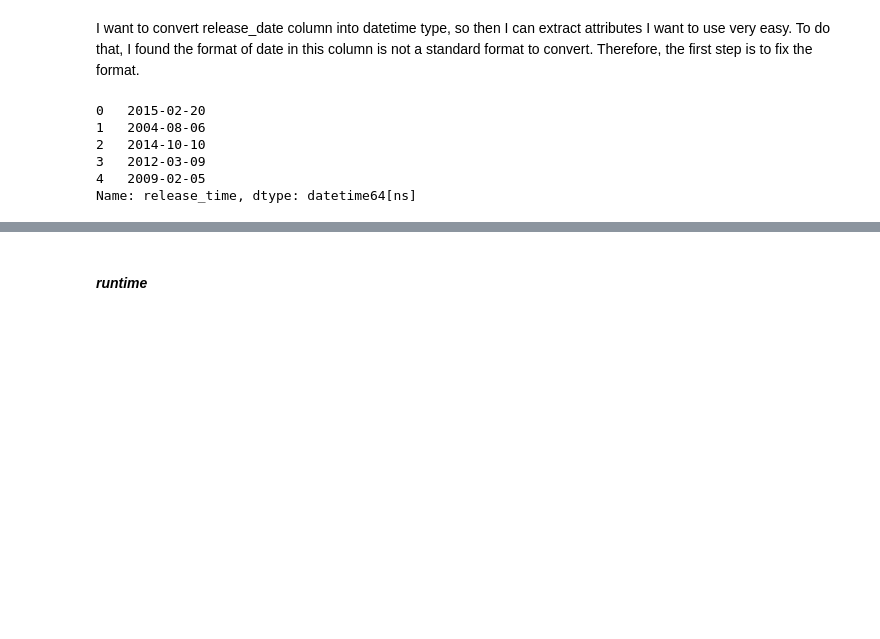
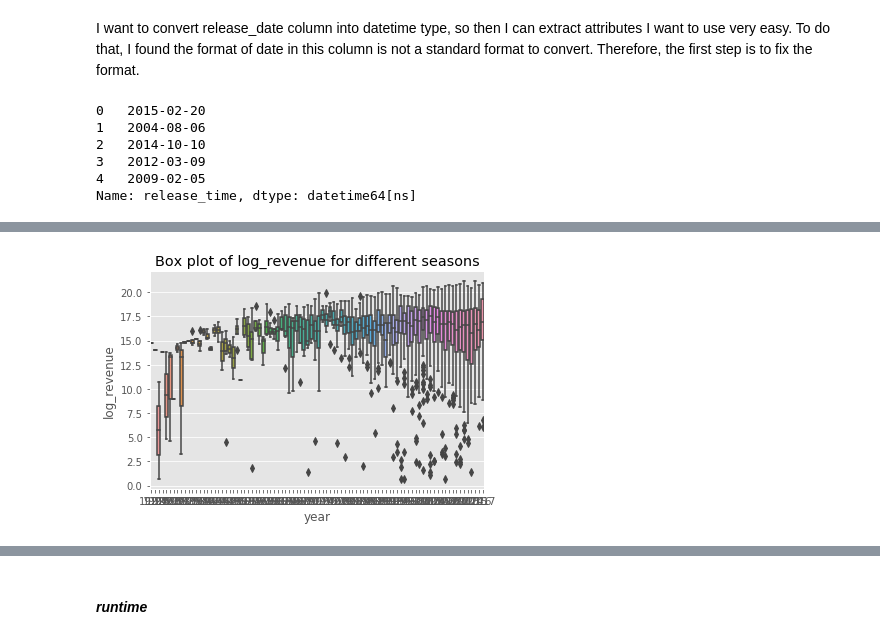
Before and after one commit to zzzzzzhy0607/TMDB-Box-Office-Prediction, a Jupyter notebook: EDA--Part2.ipynb, the cells around one changed output, grey strips where cells are left out. Cells and saved outputs as stored; diff of their text form; code cells hidden in the pictures; blank space fills up the shorter version.

```diff
--- a/EDA--Part2.ipynb
+++ b/EDA--Part2.ipynb
@@ -368,0 +405,6 @@ release_date, ,
+# %%
+# Line plot for log revenue and year
+sns.boxplot(x='year', y='log_revenue', data=train);
+plt.title('Box plot of log_revenue for different seasons');
+# %% [output]
+[figure, added]
```
Also changed, not shown: parts of 15 cells of this notebook.
